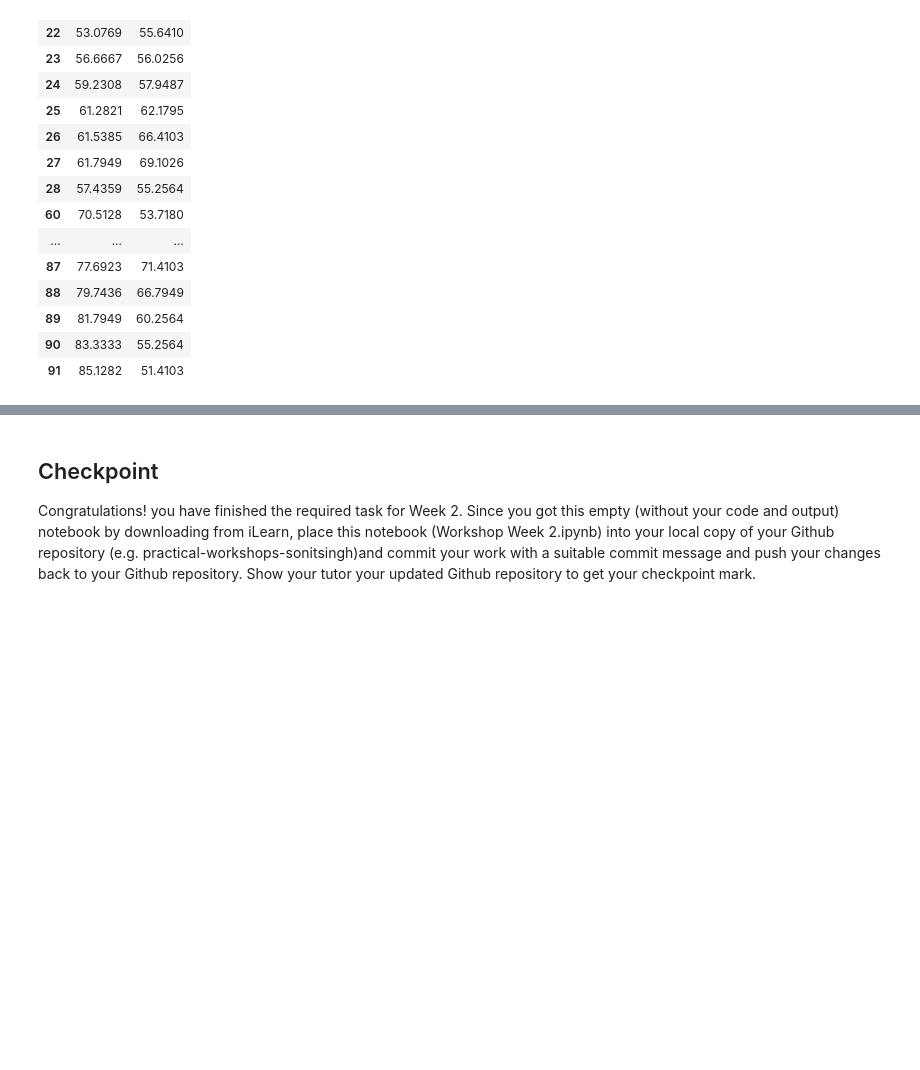
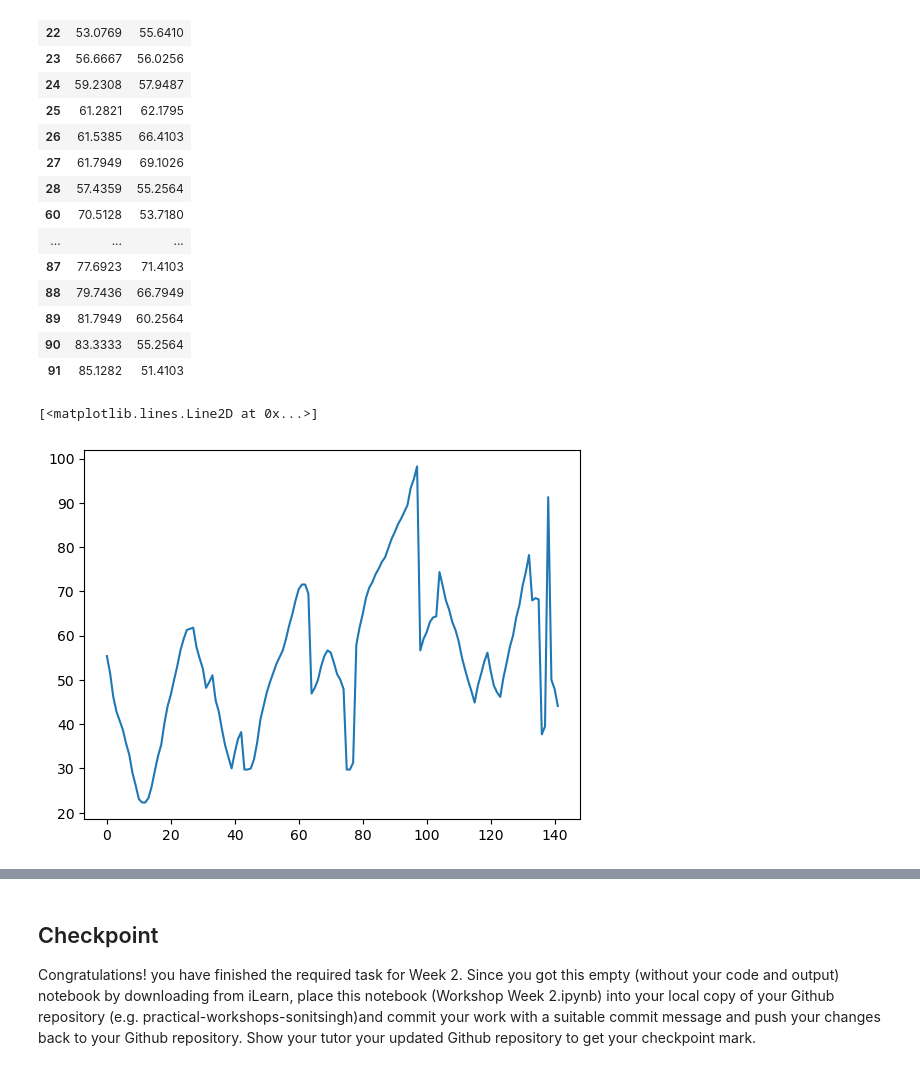
Before and after one commit to khushishrestha/Practical-Workshops, a Jupyter notebook: Workshop Week 2.ipynb, the cells around one changed output, grey strips where cells are left out. Saved outputs shown, nothing was run; the diff lists cells and outputs as text; code cells hidden in the pictures; blank space fills up the shorter version.

```diff
--- a/Workshop Week 2.ipynb
+++ b/Workshop Week 2.ipynb
@@ -220,3 +220,12 @@ ds1[(ds1['x']> 50) & (ds1['y']> 50)]
 | 89 | 81.7949 | 60.2564 |
 | 90 | 83.3333 | 55.2564 |
 | 91 | 85.1282 | 51.4103 |
+# %%
+#select the column and create a series
+x = pd.Series(ds1['x'])
+# %%
+# plot the 'x' series as a line graph
+plt.plot(x)
+# %% [output]
+[<matplotlib.lines.Line2D at 0x...>]
+[figure, added]
```
Also changed, not shown: parts of 1 cell of this notebook.
